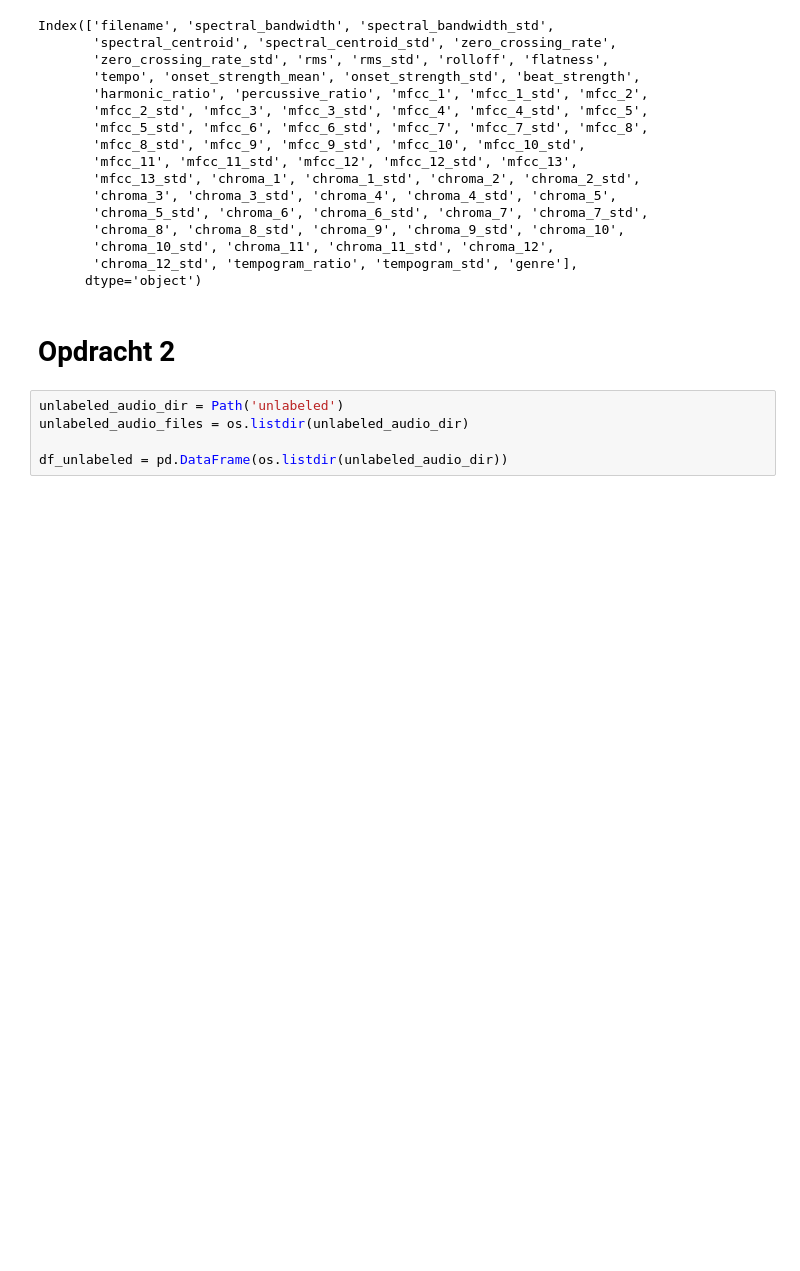
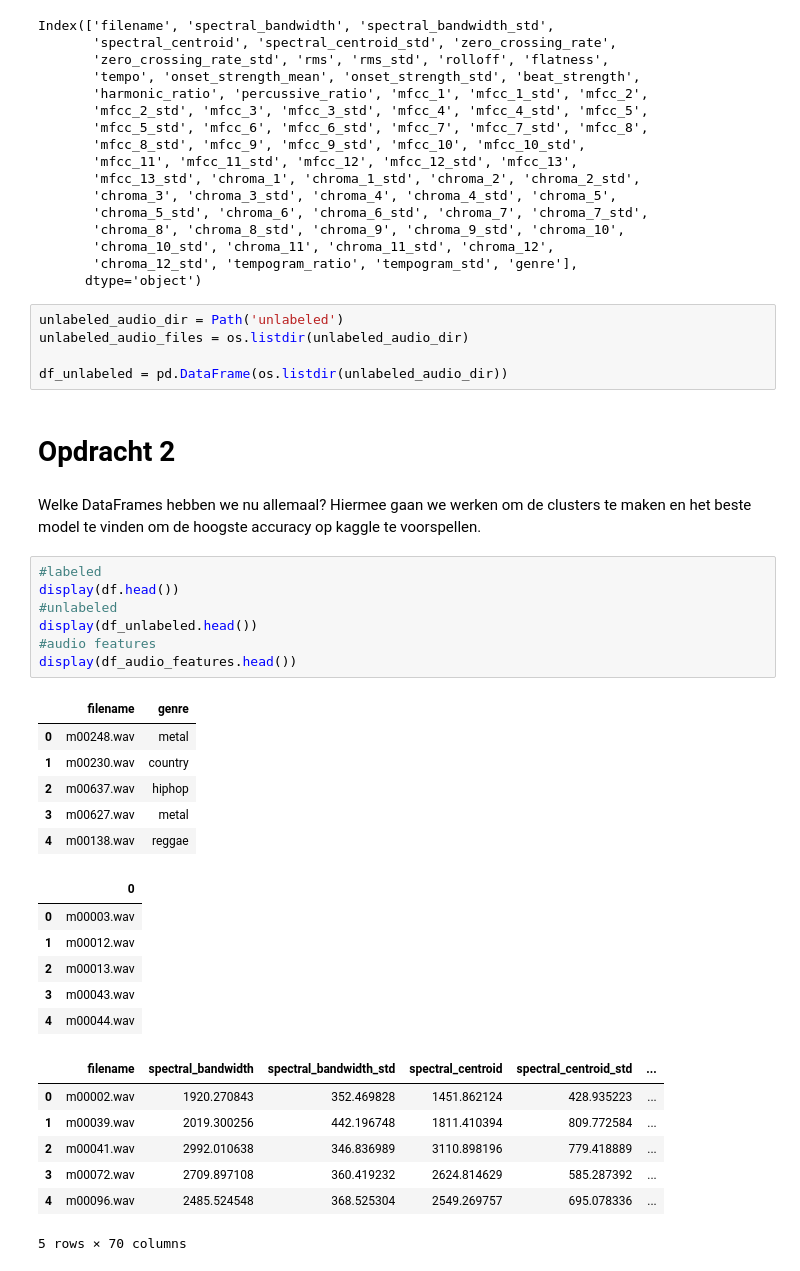
Before and after one commit to ZNezirov/Opdracht-3-Muziek-genre-clustering-2025-26, a Jupyter notebook: zNotebook - Opdracht 3.ipynb, the cells around one changed output. Cells and saved outputs as stored; diff of their text form; blank space fills up the shorter version.

```diff
--- a/zNotebook - Opdracht 3.ipynb
+++ b/zNotebook - Opdracht 3.ipynb
@@ -153,10 +153,39 @@ Index(['filename', 'spectral_bandwidth', 'spectral_bandwidth_std',
        'chroma_10_std', 'chroma_11', 'chroma_11_std', 'chroma_12',
        'chroma_12_std', 'tempogram_ratio', 'tempogram_std', 'genre'],
       dtype='object')
-# %% [markdown]
-# Opdracht 2
 # %%
 unlabeled_audio_dir = Path('unlabeled')
 unlabeled_audio_files = os.listdir(unlabeled_audio_dir)
 
 df_unlabeled = pd.DataFrame(os.listdir(unlabeled_audio_dir))
+# %% [markdown]
+# Opdracht 2
+# %% [markdown]
+Welke DataFrames hebben we nu allemaal? Hiermee gaan we werken om de clusters te maken en het beste model te vinden om de hoogste accuracy op kaggle te voorspellen.
+# %%
+#labeled
+display(df.head())
+#unlabeled
+display(df_unlabeled.head())
+#audio features
+display(df_audio_features.head())
+# %% [output]
+|  | filename | genre |
+| 0 | m00248.wav | metal |
+| 1 | m00230.wav | country |
+| 2 | m00637.wav | hiphop |
+| 3 | m00627.wav | metal |
+| 4 | m00138.wav | reggae |
+|  | 0 |
+| 0 | m00003.wav |
+| 1 | m00012.wav |
+| 2 | m00013.wav |
+| 3 | m00043.wav |
+| 4 | m00044.wav |
+|  | filename | spectral_bandwidth | spectral_bandwidth_std | spectral_centroid | spectral_centroid_std | ... |
+| 0 | m00002.wav | 1920.270843 | 352.469828 | 1451.862124 | 428.935223 | ... |
+| 1 | m00039.wav | 2019.300256 | 442.196748 | 1811.410394 | 809.772584 | ... |
+| 2 | m00041.wav | 2992.010638 | 346.836989 | 3110.898196 | 779.418889 | ... |
+| 3 | m00072.wav | 2709.897108 | 360.419232 | 2624.814629 | 585.287392 | ... |
+| 4 | m00096.wav | 2485.524548 | 368.525304 | 2549.269757 | 695.078336 | ... |
+5 rows × 70 columns
```
Also changed, not shown: parts of 9 cells of this notebook, 1 other file.
